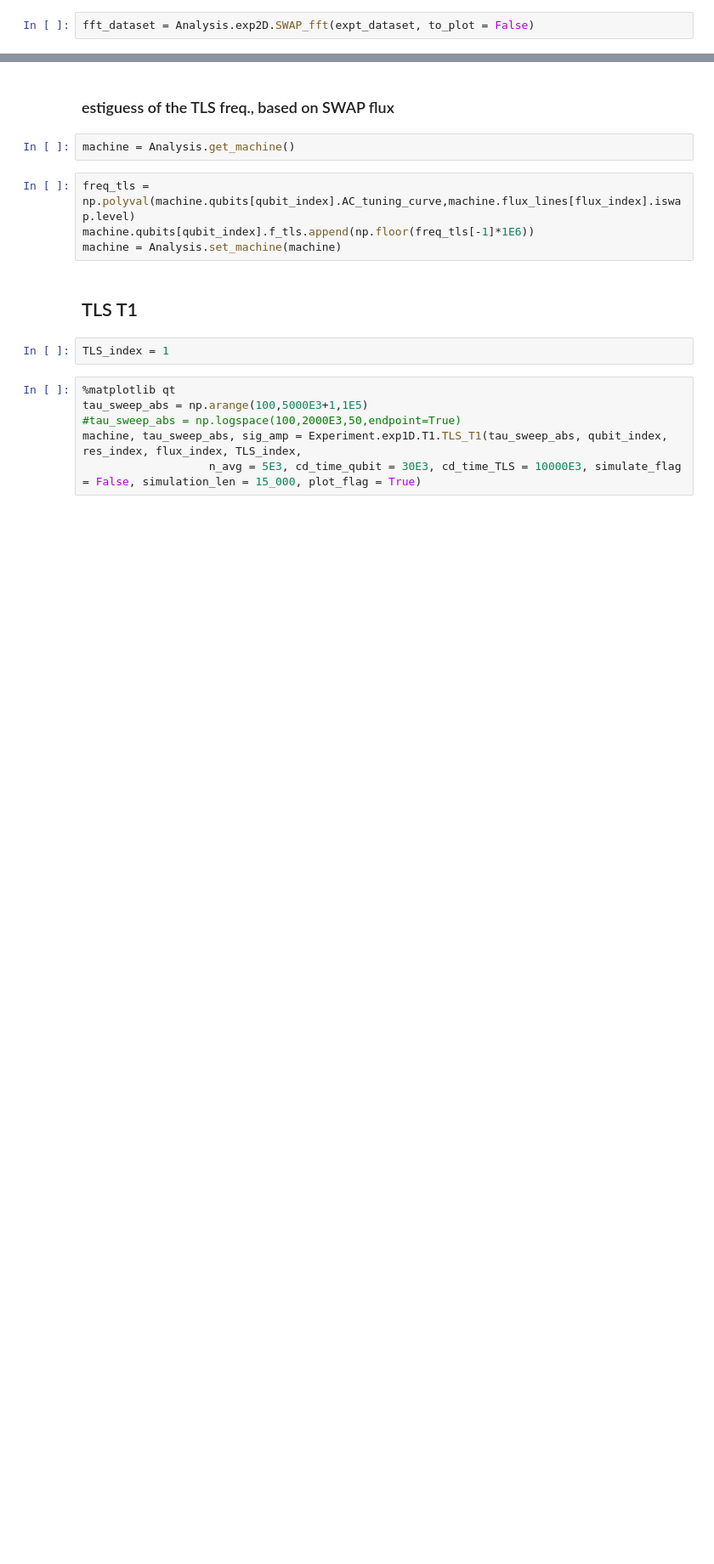
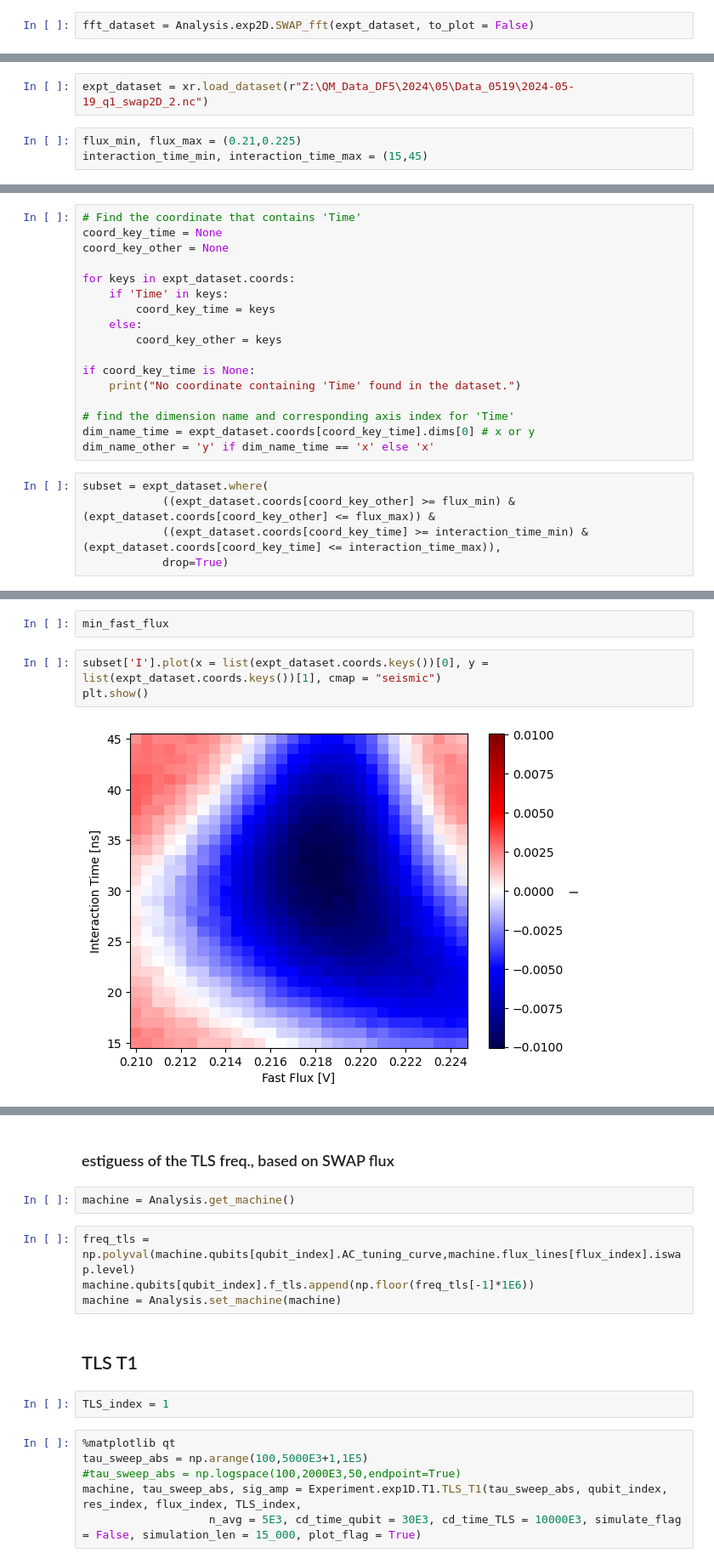
Before and after one commit to chenmo1989/QM_Control, a Jupyter notebook: UA_Q2_basic_charact_v3.ipynb, the cells around one changed output, grey strips where cells are left out. Shown at 85% size. Saved outputs shown, nothing was run; the diff lists cells and outputs as text; blank space fills up the shorter version.

```diff
--- a/UA_Q2_basic_charact_v3.ipynb
+++ b/UA_Q2_basic_charact_v3.ipynb
@@ -440,0 +436,5 @@ fft_dataset["FFT_Result"].sel(y=slice(0,20)).plot(x = 'Fast_Flux', y = "FFT_Freq
+# %%
+expt_dataset = xr.load_dataset(r"Z:\QM_Data_DF5\2024\05\Data_0519\2024-05-19_q1_swap2D_2.nc")
+# %%
+flux_min, flux_max = (0.21,0.225)
+interaction_time_min, interaction_time_max = (15,45)
@@ -440,0 +452,22 @@ fft_dataset["FFT_Result"].sel(y=slice(0,20)).plot(x = 'Fast_Flux', y = "FFT_Freq
+# %%
+# Find the coordinate that contains 'Time'
+coord_key_time = None
+coord_key_other = None
+
+for keys in expt_dataset.coords:
+    if 'Time' in keys:
+        coord_key_time = keys
+    else:
+        coord_key_other = keys
+
+if coord_key_time is None:
+    print("No coordinate containing 'Time' found in the dataset.")
+
+# find the dimension name and corresponding axis index for 'Time'
+dim_name_time = expt_dataset.coords[coord_key_time].dims[0] # x or y
+dim_name_other = 'y' if dim_name_time == 'x' else 'x'
+# %%
+subset = expt_dataset.where(
+			((expt_dataset.coords[coord_key_other] >= flux_min) & (expt_dataset.coords[coord_key_other] <= flux_max)) &
+			((expt_dataset.coords[coord_key_time] >= interaction_time_min) & (expt_dataset.coords[coord_key_time] <= interaction_time_max)),
+			drop=True)
@@ -440,0 +484,7 @@ fft_dataset["FFT_Result"].sel(y=slice(0,20)).plot(x = 'Fast_Flux', y = "FFT_Freq
+# %%
+min_fast_flux
+# %%
+subset['I'].plot(x = list(expt_dataset.coords.keys())[0], y = list(expt_dataset.coords.keys())[1], cmap = "seismic")
+plt.show()
+# %% [output]
+[figure, added]
```
Also changed, not shown: parts of 11 cells of this notebook, 1 other file.
